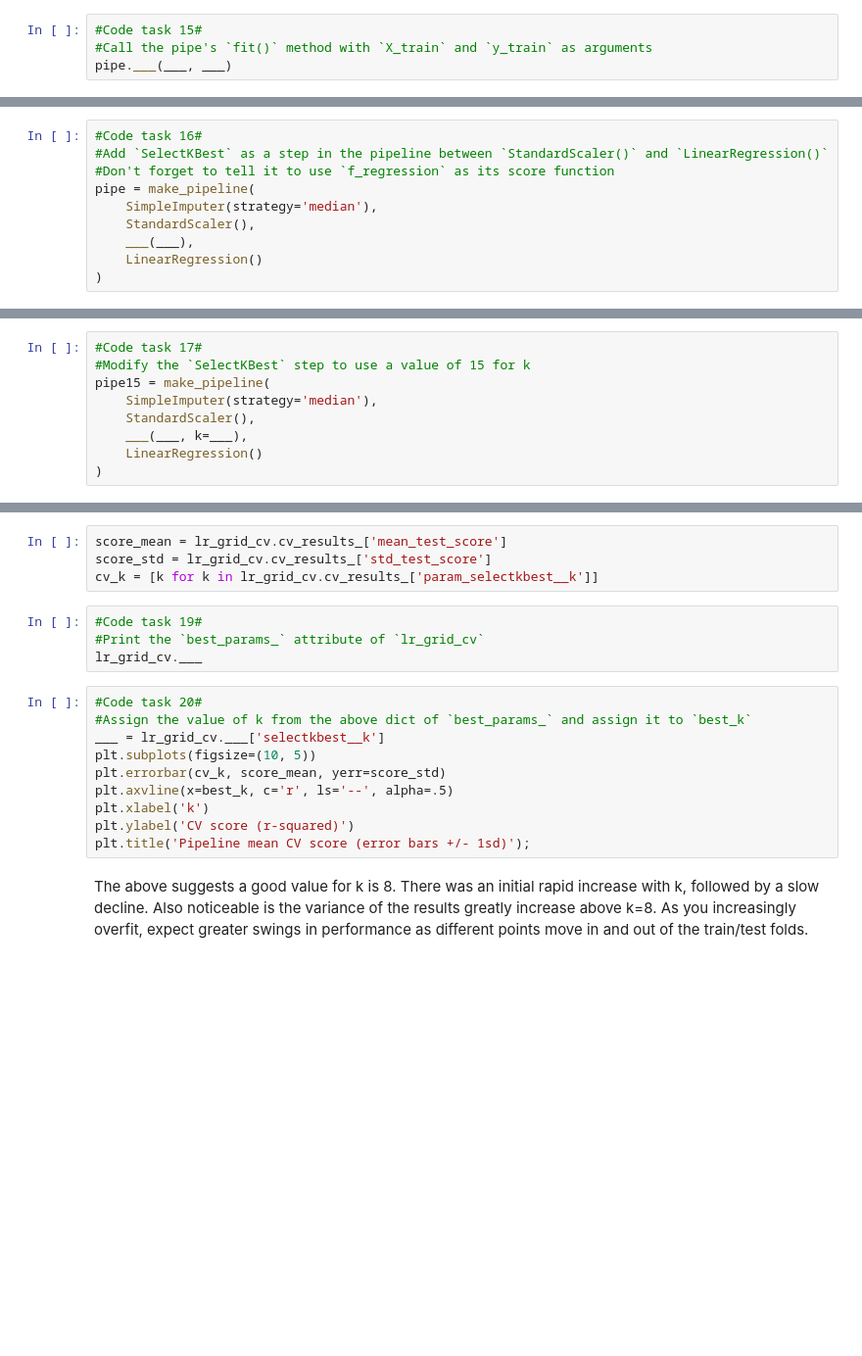
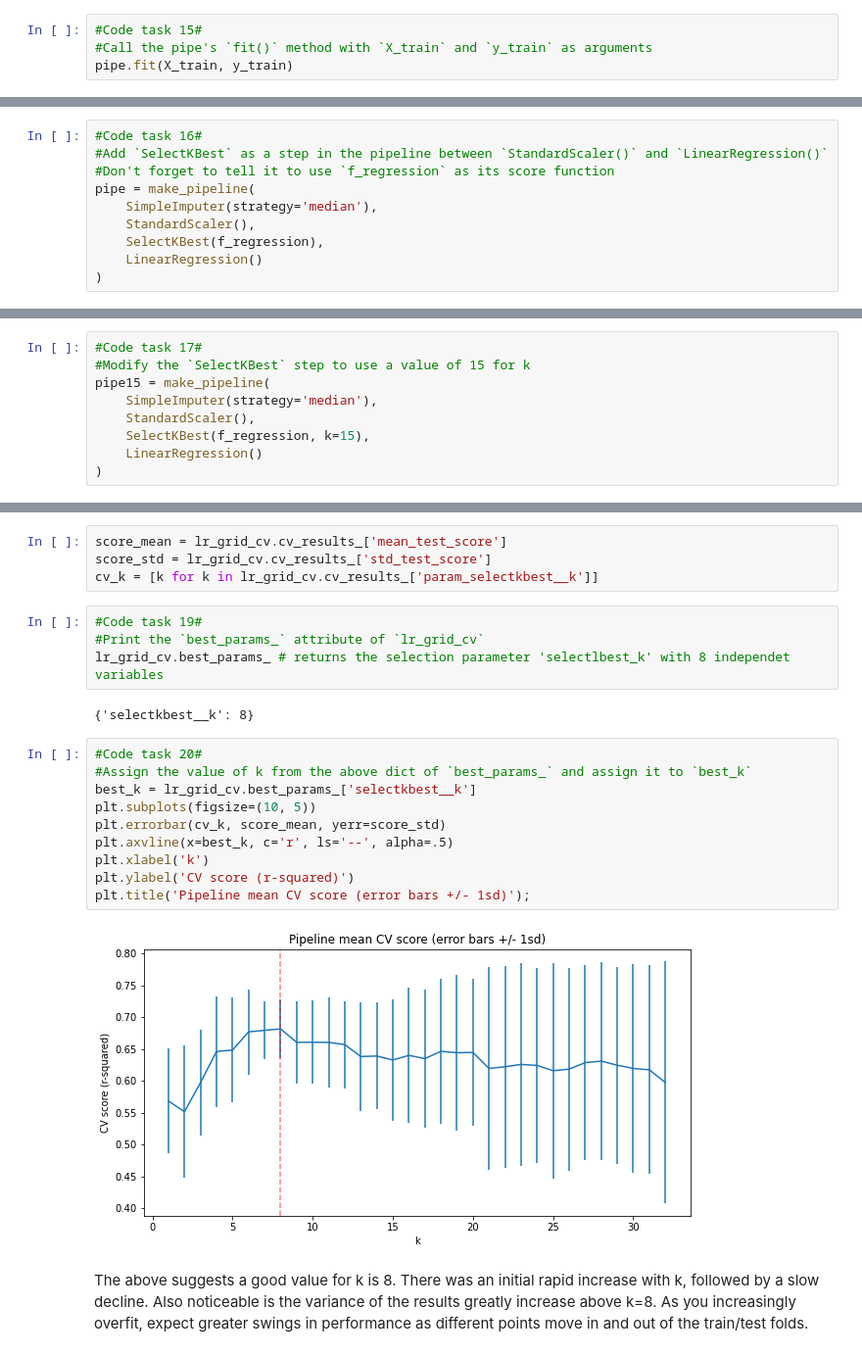
Before and after one commit to MRB-2020/DataScienceGuidedCapstone, a Jupyter notebook: Notebooks/04_preprocessing_and_training.ipynb, the cells around one changed output, grey strips where cells are left out. Shown: that part at 98% size. Saved outputs shown, nothing was run; the diff lists cells and outputs as text; blank space fills up the shorter version.

```diff
--- a/Notebooks/04_preprocessing_and_training.ipynb
+++ b/Notebooks/04_preprocessing_and_training.ipynb
@@ -664,4 +686,4 @@ Here, a single call to the pipeline's `fit()` method combines the steps of learn
 # %%
 #Code task 15#
 #Call the pipe's `fit()` method with `X_train` and `y_train` as arguments
-pipe.___(___, ___)
+pipe.fit(X_train, y_train)
@@ -720,7 +797,7 @@ Redefine your pipeline to include this feature selection step:
 pipe = make_pipeline(
     SimpleImputer(strategy='median'),
     StandardScaler(),
-    ___(___),
+    SelectKBest(f_regression),
     LinearRegression()
 )
 # %% [markdown]
@@ -756,7 +833,7 @@ This has made things worse! Clearly selecting a subset of features has an impact
 pipe15 = make_pipeline(
     SimpleImputer(strategy='median'),
     StandardScaler(),
-    ___(___, k=___),
+    SelectKBest(f_regression, k=15),
     LinearRegression()
 )
 # %% [markdown]
@@ -860,17 +939,21 @@ cv_k = [k for k in lr_grid_cv.cv_results_['param_selectkbest__k']]
 # %%
 #Code task 19#
 #Print the `best_params_` attribute of `lr_grid_cv`
-lr_grid_cv.___
+lr_grid_cv.best_params_ # returns the selection parameter 'selectlbest_k' with 8 independet variables
+# %% [output]
+{'selectkbest__k': 8}
 # %%
 #Code task 20#
 #Assign the value of k from the above dict of `best_params_` and assign it to `best_k`
-___ = lr_grid_cv.___['selectkbest__k']
+best_k = lr_grid_cv.best_params_['selectkbest__k']
 plt.subplots(figsize=(10, 5))
 plt.errorbar(cv_k, score_mean, yerr=score_std)
 plt.axvline(x=best_k, c='r', ls='--', alpha=.5)
 plt.xlabel('k')
 plt.ylabel('CV score (r-squared)')
 plt.title('Pipeline mean CV score (error bars +/- 1sd)');
+# %% [output]
+[figure, added]
 # %% [markdown]
 The above suggests a good value for k is 8. There was an initial rapid increase with k, followed by a slow decline. Also noticeable is the variance of the results greatly increase above k=8. As you increasingly overfit, expect greater swings in performance as different points move in and out of the train/test folds.
 # %% [markdown]
```
Also changed, not shown: parts of 41 cells of this notebook.
